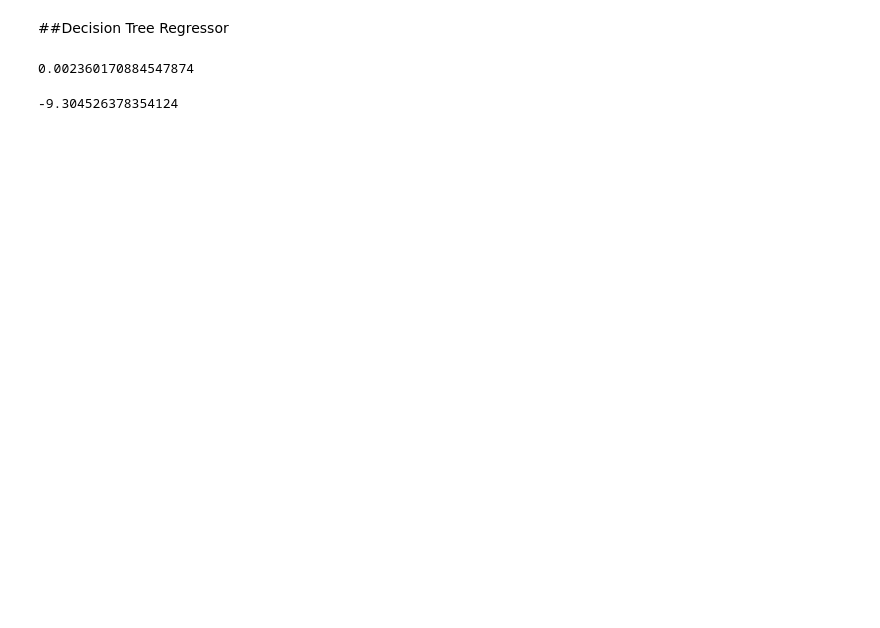
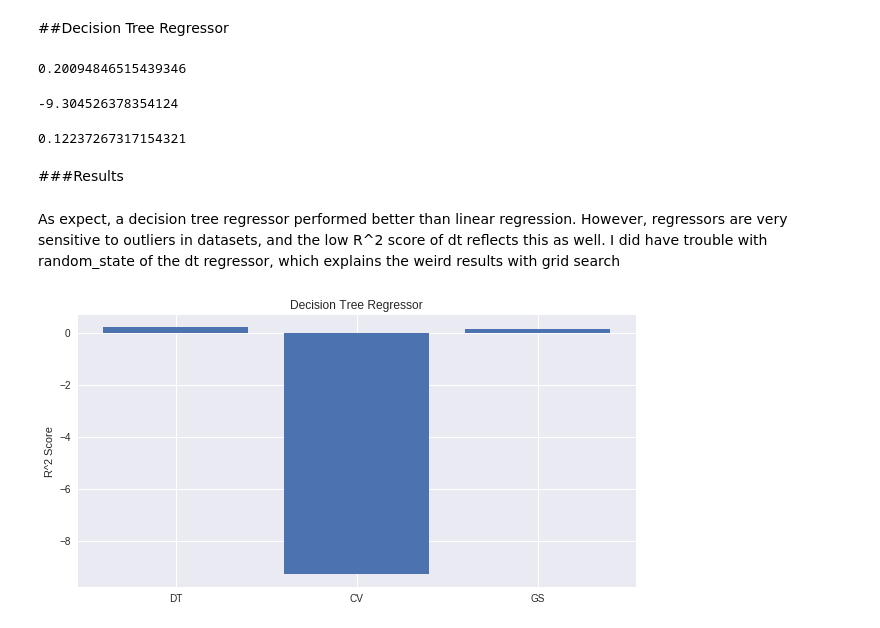
Before and after one commit to daniyal9538/CNG562, a Jupyter notebook: CNG562_HW1_2.ipynb, the cells around one changed output. Saved outputs shown, nothing was run; the diff lists cells and outputs as text; code cells hidden in the pictures; blank space fills up the shorter version.

```diff
--- a/CNG562_HW1_2.ipynb
+++ b/CNG562_HW1_2.ipynb
@@ -357,10 +371,10 @@ plt.show()
 # %%
 dt = tree()
 dt.fit(X_train, y_train)
-score_dt = lr.score(X_test, y_test)
+score_dt = dt.score(X_test, y_test)
 score_dt
 # %% [output]
-0.002360170884547874
+0.20094846515439346
 # %%
 cross_val_model = tree()
 cv_scores_dt = cross_val_score(cross_val_model, fDataX,  fDataY, cv=5, verbose=True)
@@ -376,11 +390,29 @@ splitter =['best', 'random']
 max_depth =(np.floor((np.linspace(5, np.sqrt(len(fData)), 5)))).astype(int)
 min_samples_split  =(np.floor((np.linspace(5, np.sqrt(len(fData)), 5)))).astype(int)
 min_samples_leaf  =(np.floor((np.linspace(5, np.sqrt(len(fData)), 5)))).astype(int)
+random_state=[0, 1, 2, 3, 4, 5]
 
-
-params = dict(splitter=splitter, max_depth = max_depth, min_samples_split = min_samples_split, min_samples_leaf=min_samples_leaf)
-clf = GridSearchCV(estimator=lr, param_grid = params,cv=5, verbose=True)
-gs_lr = clf.fit(fDataX, fDataY)
+params = dict(splitter=splitter, max_depth = max_depth, min_samples_split = min_samples_split, random_state=random_state, min_samples_leaf=min_samples_leaf)
+clf = GridSearchCV(estimator=dt, param_grid = params,cv=5, verbose=True, n_jobs=10)
+gs_dt = clf.fit(fDataX, fDataY)
 clear_output()
-gs_score_lr=gs_lr.score(X_test, y_test)
-gs_score_lr
+gs_score_dt=gs_dt.score(X_test, y_test)
+gs_score_dt
+# %% [output]
+0.12237267317154321
+# %% [markdown]
+###Results
+# %% [markdown]
+As expect, a decision tree regressor performed better than linear regression. However, regressors are very sensitive to outliers in datasets, and the low R^2 score of dt reflects this as well. I did have trouble with random_state of the dt regressor, which explains the weird results with grid search
+# %%
+y = [score_dt, np.mean(cv_scores_dt), gs_score_dt]
+N = len(y)
+x = ('DT', 'CV', 'GS')
+plt.subplots(figsize=(10,5))
+plt.bar(x, y)
+plt.ylabel('R^2 Score')
+plt.title('Decision Tree Regressor')
+
+plt.show()
+# %% [output]
+[figure, added]
```
Also changed, not shown: parts of 21 cells of this notebook.
